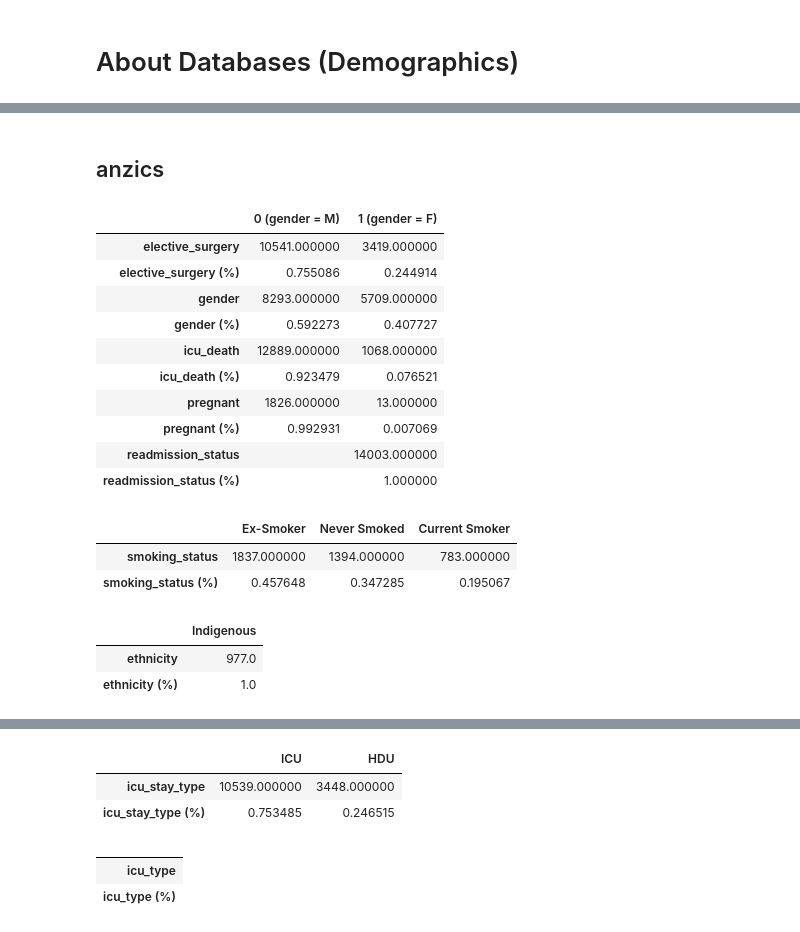
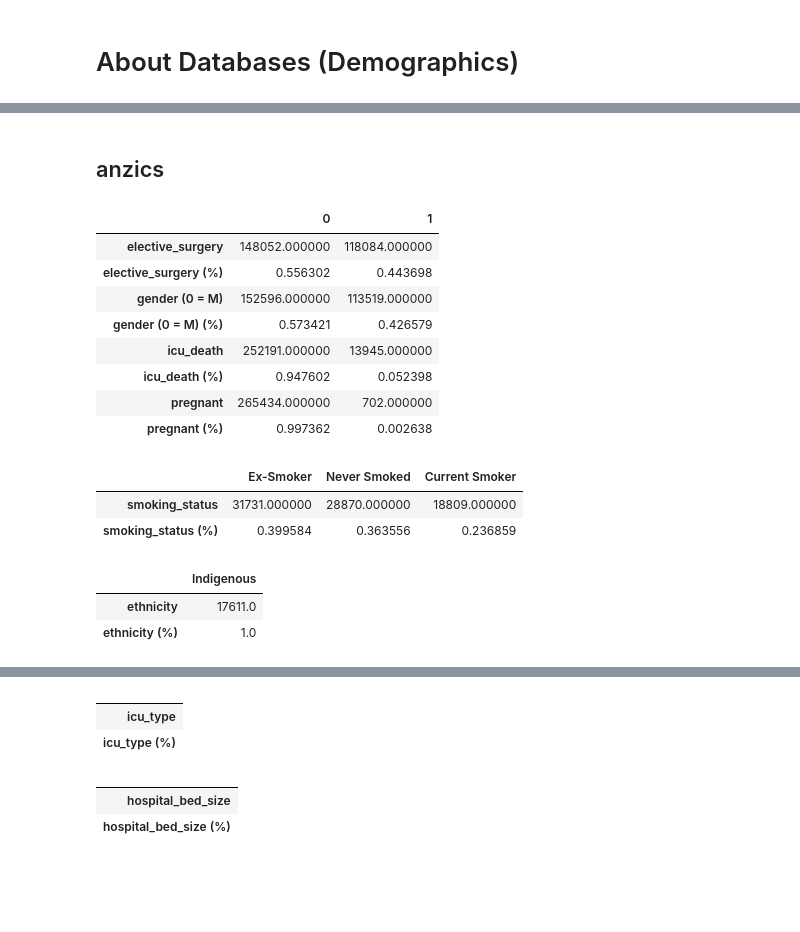
Before and after one commit to MIT-LCP/gossis, a Jupyter notebook: compare-data.ipynb, the cells around one changed output, grey strips where cells are left out. Cells and saved outputs as stored; diff of their text form; code cells hidden in the pictures; blank space fills up the shorter version.

```diff
--- a/compare-data.ipynb
+++ b/compare-data.ipynb
@@ -743,0 +718,10 @@ tb.to_csv('gossis-stats.csv',index=True)
+# %%
+fac_list = df_var.loc[(df_var['dataType']!='numeric')&(df_var['category']!='identifier'),'varname']
+for a in fac_list:
+    if a in ['hospital_death','bmi','apache_3j_score','icu_id', 'hospital_bed_size_numeric', 'icu_admit_type', 'apsiii']:
+        continue
+    tbl = pd.crosstab(df[a], [df['hospital_death'],df['data_source']], margins = True)
+    display(HTML(tbl.to_html().replace('NaN', '')))
+    #get percentage table
+    tbl_perc = tbl/tbl.xs('All', axis=0)
+    display(HTML(tbl_perc.to_html()))
@@ -748,11 +954,14 @@ d1_h1=['arterial_pco2_max', 'arterial_pco2_min', 'arterial_ph_max', 'arterial_ph
        'bilirubin_max', 'creatinine_max', 'diasbp_min', 'heartrate_max', 'lactate_max', 'mbp_min', 'pao2fio2ratio_max',
        'pao2fio2ratio_min', 'platelets_min', 'resprate_max', 'sysbp_min', 'temp_max', 'wbc_max', 'mbp_invasive_max',
        'mbp_invasive_min','mbp_noninvasive_max','mbp_noninvasive_min']
+
 if not os.path.exists(os.path.join('results','d1_h1')):
     os.makedirs(os.path.join('results','d1_h1'))
 for dh in d1_h1:
     # just plot a line plot of the data
     plt.figure(figsize=[16,10])
+    bins = np.linspace( df.loc[:,'h1_'+dh].dropna().quantile(0.01), df.loc[:,'h1_'+dh].dropna().quantile(0.99), 51 )
+
     plt.hist(df.loc[df['data_source']=='mimic','d1_'+dh].dropna().values,
              normed=True, alpha=0.5, label='mimic_d1')
     plt.hist(df.loc[df['data_source']=='eicu','d1_'+dh].dropna().values, bins,
@@ -854,18 +1063,26 @@ for dh in d1_h1:
                                              bins=bins, histtype='bar',normed=True, lw=2, alpha=0.5,
                                              label=lbl_t)
     plt.legend(loc='upper right')
+    unit = df_var[df_var['varname']=='h1_'+dh]['unitofmeasure'].tolist()
+    plt.xlabel(dh.replace('_',' ')+' ('+unit[0]+')')
+    plt.ylabel('Proportion of patients')
+    plt.title(dh.replace('_',' '))
     plt.savefig(os.path.join('results','d1_h1',dh+'_his.png'))
     plt.close()
 
     # just plot a line plot of the data
     plt.figure(figsize=[16,10])
     plt.rcParams.update({'font.size': 20})
-    plt.plot(bins_a[0:-1] + (bins_a[1]-bins_a[0])/2.0, medfilt(binned_a,3), '-', lw=2, alpha=0.5, label=lbl_a)
-    plt.plot(bins_e[0:-1] + (bins_e[1]-bins_e[0])/2.0, medfilt(binned_e,3), '-', lw=2, alpha=0.5, label=lbl_e)
-    plt.plot(bins_m[0:-1] + (bins_m[1]-bins_m[0])/2.0, medfilt(binned_m,3), '-', lw=2, alpha=0.5, label=lbl_m)
-    plt.plot(bins_o[0:-1] + (bins_o[1]-bins_o[0])/2.0, medfilt(binned_o,3), '-', lw=2, alpha=0.5, label=lbl_o)
-    plt.plot(bins_t[0:-1] + (bins_t[1]-bins_t[0])/2.0, medfilt(binned_t,3), '-', lw=2, alpha=0.5, label=lbl_t)
+    plt.plot(bins_a[0:-1] + (bins_a[1]-bins_a[0])/2.0, medfilt(binned_a,3), '-', lw=2, alpha=0.5, label=lbl_a, color='black', ls = 'dotted')
+    plt.plot(bins_e[0:-1] + (bins_e[1]-bins_e[0])/2.0, medfilt(binned_e,3), '-', lw=2, alpha=0.5, label=lbl_e, color='black')
+    plt.plot(bins_m[0:-1] + (bins_m[1]-bins_m[0])/2.0, medfilt(binned_m,3), '-', lw=2, alpha=0.5, label=lbl_m, color='red', ls = 'dotted')
+    plt.plot(bins_o[0:-1] + (bins_o[1]-bins_o[0])/2.0, medfilt(binned_o,3), '-', lw=2, alpha=0.5, label=lbl_o, color='red')
+    plt.plot(bins_t[0:-1] + (bins_t[1]-bins_t[0])/2.0, medfilt(binned_t,3), '-', lw=2, alpha=0.5, label=lbl_t, color='blue')
     plt.legend(loc='upper right')
+    unit = df_var[df_var['varname']=='h1_'+dh]['unitofmeasure'].tolist()
+    plt.xlabel(dh.replace('_',' ')+' ('+unit[0]+')')
+    plt.ylabel('Proportion of patients')
+    plt.title(dh.replace('_',' '))
     plt.savefig(os.path.join('results','d1_h1',dh+'.png'))
     plt.close()
 
@@ -895,63 +1163,63 @@ display(HTML(tb.to_html().replace('NaN', '')))
 # %%
 databases = ['anzics', 'eicu', 'mimic', 'orchestra']
+
 for db in databases:
     display(HTML('<h2>'+db+'</h2>'))
-    fac_list = ['elective_surgery','gender','icu_death','pregnant','readmission_status']
-
+    fac_list = ['elective_surgery','gender','icu_death','pregnant']
+    header = {0.0:'0', 1.0:'1'}
+    #header = databases
     dem_tb={}
-    header = {0.0:'0 (gender = M)', 1.0:'1 (gender = F)'}
     for a in fac_list:
-        tbl = df.loc[df['data_source']==db,a].dropna().value_counts()
+        tbl = df.loc[df['data_source']==db,a].fillna(value=0).value_counts()
         if a=='gender':
             tbl=[tbl['M'],tbl['F']]
+            a='gender (0 = M)'
         dem_tb[a]=tbl
         dem_tb[a+' (%)']=tbl/(sum(tbl)+0.0)
 
     tb = pd.DataFrame(dem_tb).transpose()
     tb.rename(columns=header, inplace=True)
     display(HTML(tb.to_html().replace('NaN', '')))
     tb.to_csv('table_bin_demo_'+db+'.csv')
 
     fac_list = ['smoking_status','ethnicity','hospital_admit_source','hospital_disch_location','icu_admit_source',
-               'icu_admit_type','icu_disch_location','icu_stay_type','icu_type','hospital_bed_size']
+               'icu_disch_location','icu_stay_type','icu_type','hospital_bed_size']
 
     for a in fac_list:
         dem_tb={}
         tbl = df.loc[df['data_source']==db,a].dropna().value_counts()
         dem_tb[a]=tbl
         dem_tb[a+' (%)']=tbl/(sum(tbl)+0.0)
 
         tb = pd.DataFrame(dem_tb).transpose()
         display(HTML(tb.to_html().replace('NaN', '')))
 
     hd= {}
     header = ['Median','Average', 'Standard Dev']
     cont_fac=['age','bmi','height','icu_los_days','pre_icu_los_days','weight']
     for a in cont_fac:
         avg = np.mean(df.loc[(df['data_source']==db),a].dropna().values)
         std = np.std(df.loc[(df['data_source']==db),a].dropna().values)
         med = np.median(df.loc[(df['data_source']==db),a].dropna().values)
         hd[a]= [med, avg, std]
     tb = pd.DataFrame(hd, index=header).transpose()
     display(HTML(tb.to_html().replace('NaN', '')))
     tb.to_csv('cont_demo_'+db+'.csv')
 # %% [output]
 anzics
-|  | 0 (gender = M) | 1 (gender = F) |
-| elective_surgery | 10541.000000 | 3419.000000 |
-| elective_surgery (%) | 0.755086 | 0.244914 |
-| gender | 8293.000000 | 5709.000000 |
-| gender (%) | 0.592273 | 0.407727 |
-| icu_death | 12889.000000 | 1068.000000 |
-| icu_death (%) | 0.923479 | 0.076521 |
-| pregnant | 1826.000000 | 13.000000 |
-| pregnant (%) | 0.992931 | 0.007069 |
-| readmission_status |  | 14003.000000 |
-| readmission_status (%) |  | 1.000000 |
+|  | 0 | 1 |
+| elective_surgery | 148052.000000 | 118084.000000 |
+| elective_surgery (%) | 0.556302 | 0.443698 |
+| gender (0 = M) | 152596.000000 | 113519.000000 |
+| gender (0 = M) (%) | 0.573421 | 0.426579 |
+| icu_death | 252191.000000 | 13945.000000 |
+| icu_death (%) | 0.947602 | 0.052398 |
+| pregnant | 265434.000000 | 702.000000 |
+| pregnant (%) | 0.997362 | 0.002638 |
 |  | Ex-Smoker | Never Smoked | Current Smoker |
-| smoking_status | 1837.000000 | 1394.000000 | 783.000000 |
-| smoking_status (%) | 0.457648 | 0.347285 | 0.195067 |
+| smoking_status | 31731.000000 | 28870.000000 | 18809.000000 |
+| smoking_status (%) | 0.399584 | 0.363556 | 0.236859 |
 |  | Indigenous |
-| ethnicity | 977.0 |
+| ethnicity | 17611.0 |
 | ethnicity (%) | 1.0 |
 |  | Home | Other Acute Hospital | Other hospital ICU | Chronic Care Hospital (including ... |
@@ -972,6 +1240,6 @@ anzics
-|  | ICU | HDU |
-| icu_stay_type | 10539.000000 | 3448.000000 |
-| icu_stay_type (%) | 0.753485 | 0.246515 |
+|  |
+| icu_type |
+| icu_type (%) |
 |  |
-| icu_type |
-| icu_type (%) |
+| hospital_bed_size |
+| hospital_bed_size (%) |
```
Also changed, not shown: parts of 37 cells of this notebook.
